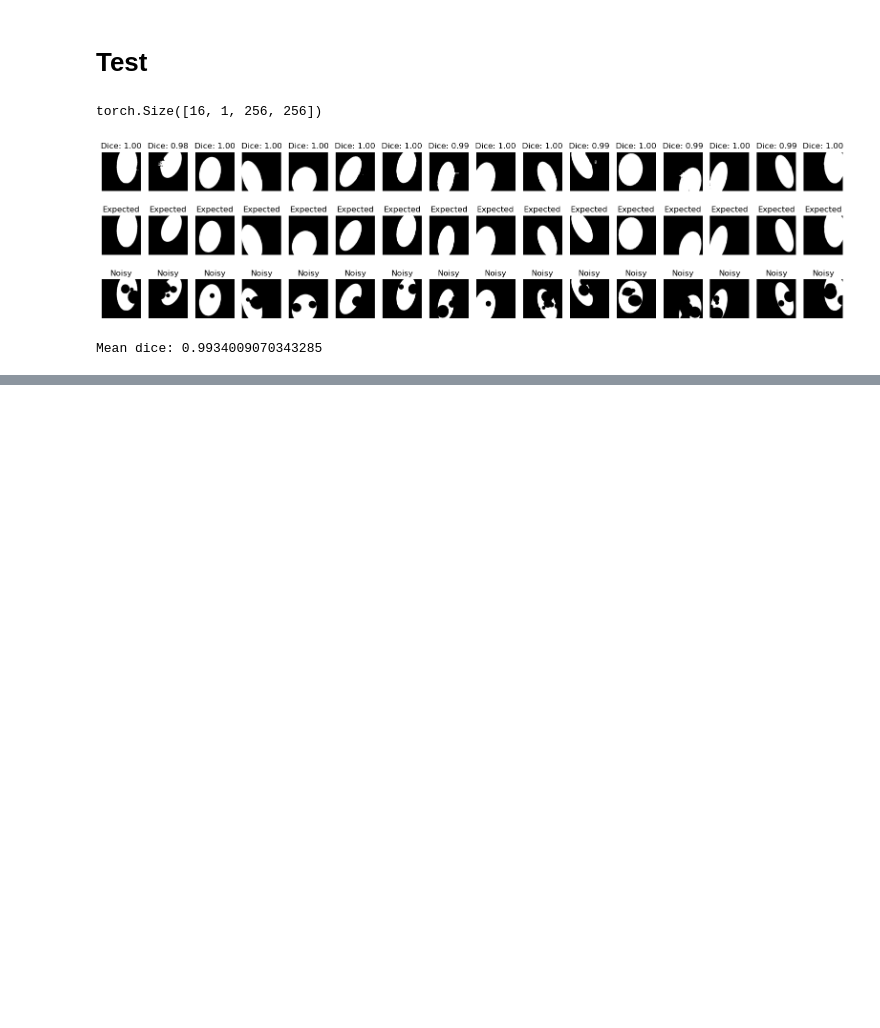
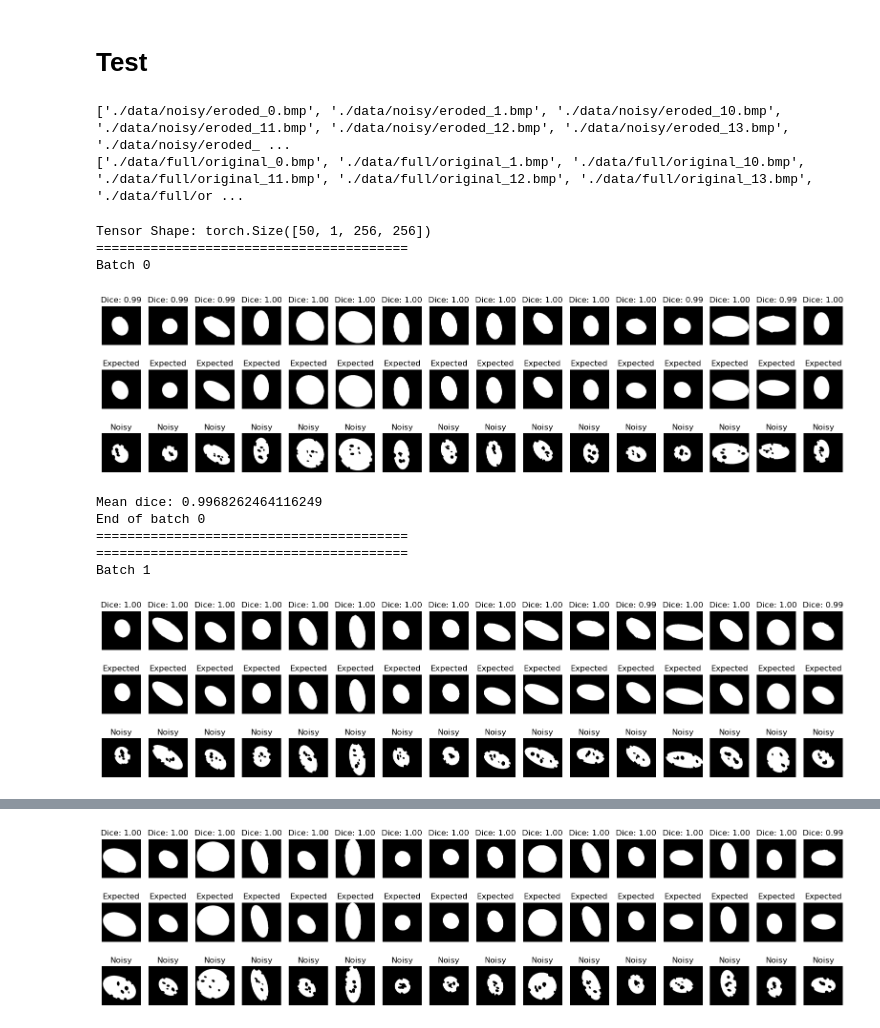
Before and after one commit to stabor705/opencv-and-ai-agh-2024, a Jupyter notebook: lab-2/ellipsis-autoencoder.ipynb, the cells around one changed output, grey strips where cells are left out. Saved outputs shown, nothing was run; the diff lists cells and outputs as text; code cells hidden in the pictures; blank space fills up the shorter version.

```diff
--- a/lab-2/ellipsis-autoencoder.ipynb
+++ b/lab-2/ellipsis-autoencoder.ipynb
@@ -86,6 +90,6 @@ def make_holed_lung(img, min_num_of_holes, max_num_of_holes, min_size, max_size,
 
 if debug:
     example_img = create_artificial_lung(min_r, max_r, min_c, max_c)
-    img = make_holed_lung(example_img, 1, 4, 10, 40, -60, 60, -60, 60)
+    img = make_holed_lung(example_img, 1, 10, 5, 15, -60, 60, -80, 80)
     plt.gray()
     plt.imshow(img)
@@ -97,13 +103,13 @@ max_c = 70
 min_d_coeff = 1.1
 max_d_coeff = 1.2
 min_num_of_holes = 1
-max_num_of_holes = 6
-min_size = 10
-max_size = 40
+max_num_of_holes = 10
+min_size = 5
+max_size = 15
 min_dx = -60
 max_dx = 60
-min_dy = -60
-max_dy = 60
+min_dy = -80
+max_dy = 80
 
 def create_sample():
     lung = create_artificial_lung(min_r, max_r, min_c, max_c)
@@ -375,4 +423,4 @@ if do_train:
         pickle.dump(history, f)
 else:
     print("Loading model")
-    model.load_state_dict(torch.load("./model/best_epoch_50.pth"))
+    model.load_state_dict(torch.load("./model/epoch_1.pth"))
@@ -424,5 +476,6 @@ def plot_and_dice(loaded_model, noisy_data, data):
     plt.show()
 
     print(f"Mean dice: {np.mean(dice_scores)}")
+    return np.mean(dice_scores)
 # %%
 plot_and_dice(model, noisy_data, data)
@@ -435,34 +496,77 @@ plot_and_dice(old_model, noisy_data, data)
 # %%
 import glob
 import torch
+from torchvision import transforms
 import matplotlib.pyplot as plt
+from PIL import Image
 
-model_name_dict = "./model/best_epoch_50.pth" # our current best model
+model_name_dict = "./model/epoch_15.pth" # our current best model
 noisy_data_path = "./data/noisy" # path to noisy images
 data_path = "./data/full" # path to full images
 
 def load_data(noisy_path, data_path):
     noisy_imgs = glob.glob(noisy_path + "/*.*")
     data_imgs = glob.glob(data_path + "/*.*")
     noisy_imgs.sort()
     data_imgs.sort()
-    noisy_imgs = [torch.max(torch.permute(torch.tensor(plt.imread(img))[..., :3], (2, 0, 1)), dim=0, keepdim=True)[0] for img in noisy_imgs]
-    data_imgs = [torch.max(torch.permute(torch.tensor(plt.imread(img))[..., :3], (2, 0, 1)), dim=0, keepdim=True)[0] for img in data_imgs]
+    print(noisy_imgs)
+    print(data_imgs)
+
+    try:
+        assert len(noisy_imgs) == len(data_imgs)
+    except AssertionError:
+        print("Different number of images in noisy and data folders")
+        return None
+
+    try:
+        noisy_imgs = [Image.open(img).convert("L") for img in noisy_imgs]
+        data_imgs = [Image.open(img).convert("L") for img in data_imgs]
+
+        transform = transforms.Compose([
+            transforms.Resize((256, 256)),
+            transforms.ToTensor()
+        ])
+        noisy_imgs = [transform(img) for img in noisy_imgs]
+        data_imgs = [transform(img) for img in data_imgs]
+    except Exception as e:
+        print(e)
+        return None
+
+
+
     return noisy_imgs, data_imgs
 
 noisy_data, data = load_data(noisy_data_path, data_path)
-
+# just 16
 def load_and_predict(model_name, noisy_data, data):
     model = ResidualAutoencoder().to(device)
     model.load_state_dict(torch.load(model_name))
     noisy_data = torch.stack(noisy_data).to(device)
     data = torch.stack(data).to(device)
-    print(noisy_data.shape)
-
-    plot_and_dice(model, noisy_data, data)
+    print(f"Tensor Shape: {noisy_data.shape}")
+    dices = list()
+    for i in range(0, len(noisy_data), 16):
+        print("="*40)
+        print(f"Batch {i // 16}")
+        noisy_data_batch = noisy_data[i:i+16]
+        data_batch = data[i:i+16]
+        dice = plot_and_dice(model, noisy_data_batch, data_batch)
+        dices.append(dice)
+        print(f"End of batch {i // 16}")
+        print("="*40)
+    print(f"Final Mean dice: {np.mean(dices)}")
 
 load_and_predict(model_name_dict, noisy_data, data)
 # %% [output]
-torch.Size([16, 1, 256, 256])
+['./data/noisy/eroded_0.bmp', './data/noisy/eroded_1.bmp', './data/noisy/eroded_10.bmp', './data/noisy/eroded_11.bmp', './data/noisy/eroded_12.bmp', './data/noisy/eroded_13.bmp', './data/noisy/eroded_ ...
+['./data/full/original_0.bmp', './data/full/original_1.bmp', './data/full/original_10.bmp', './data/full/original_11.bmp', './data/full/original_12.bmp', './data/full/original_13.bmp', './data/full/or ...
+Tensor Shape: torch.Size([50, 1, 256, 256])
+========================================
+Batch 0
-[figure, old version]
+[figure, new version]
-Mean dice: 0.9934009070343285
+Mean dice: 0.9968262464116249
+End of batch 0
+========================================
+========================================
+Batch 1
+[figure, added]
@@ -468,0 +578 @@ Mean dice: 0.9934009070343285
+[figure, added]
```
Also changed, not shown: parts of 15 cells of this notebook.
